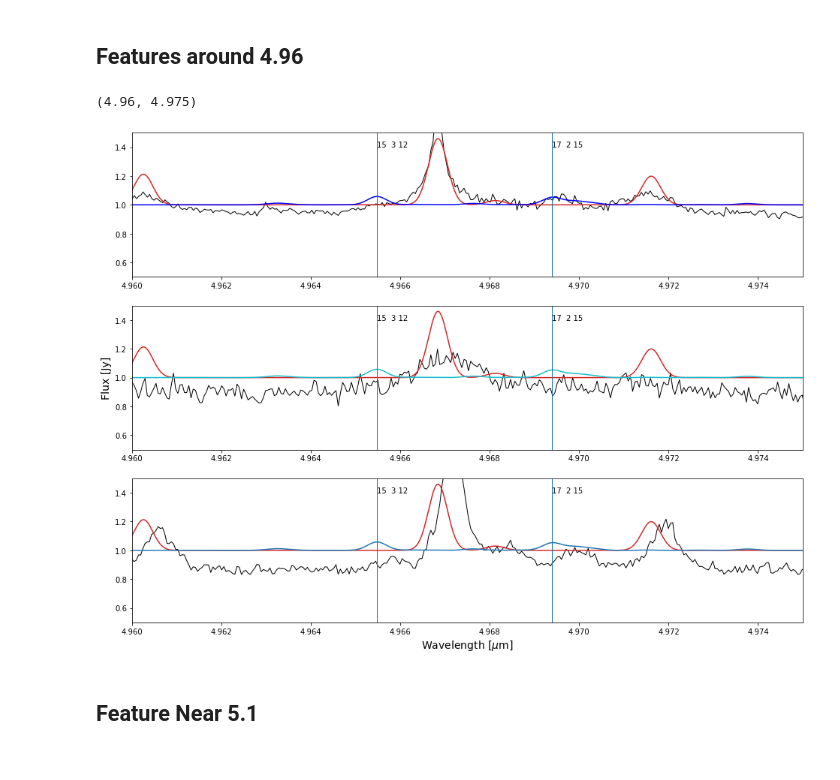
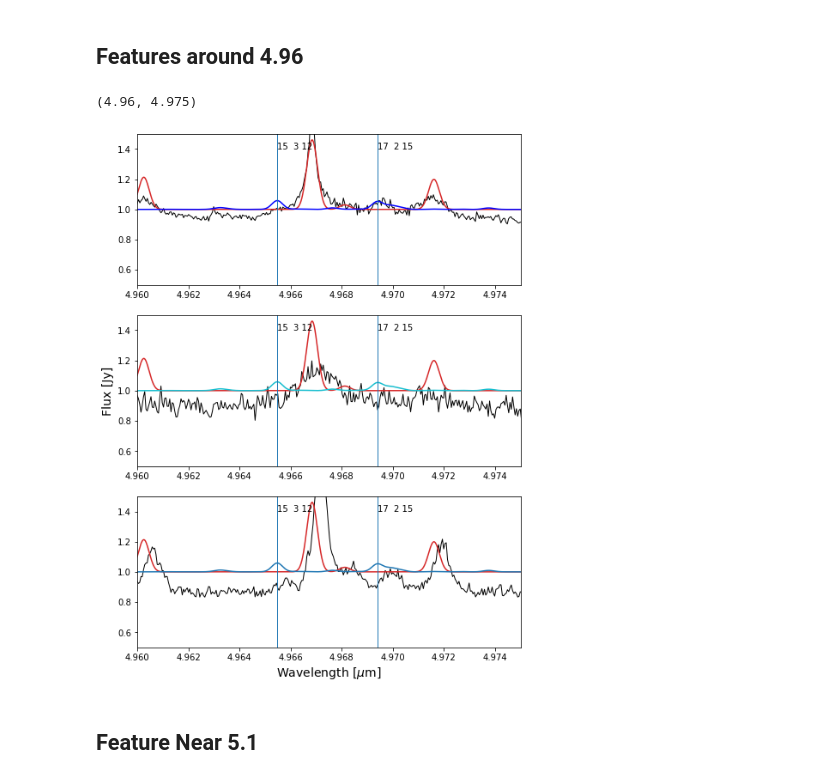
Before and after one commit to Bela-Arwen/Senior_Thesis, a Jupyter notebook: * Feature Comparison Tool *.ipynb, the cells around one changed output. Cells and saved outputs as stored; diff of their text form; code cells hidden in the pictures.

Commit message:
creating new plotting routine notebook

```diff
--- a/* Feature Comparison Tool *.ipynb
+++ b/* Feature Comparison Tool *.ipynb
@@ -120,7 +120,7 @@ doppler_shift_1 = 0
 doppler_shift_2 = 0
 # %%
 ###Plotting Routine###
-fig, axs = plt.subplots(3, sharex=True, sharey=True, figsize = (16,12))
+fig, axs = plt.subplots(3, sharex=True, sharey=True, figsize = (8,11))
 
 #pulling the data:
 infile_0  = '/Users/belaarwen/Desktop/Vassar/Astronomy/Thesis/reducs22/'+source_0+'_orders.fits'
@@ -140,34 +140,34 @@ flux_2    = hdulist_2[1].data['flux']
 axs[0].plot(wave_0+doppler_shift_0, flux_0, linewidth=1, color='k')
 axs[1].plot(wave_1+doppler_shift_1, flux_1, linewidth=1, color='k')
 axs[2].plot(wave_2+doppler_shift_2, flux_2, linewidth=1, color='k')
 
 #plotting the models, CO and water:
 axs[0].plot(CO_model['spectrum']['wave']+doppler_shift_0, CO_model['spectrum']['convolflux']+1, label='Convolved CO Model Spectrum', color='C3')
 axs[1].plot(CO_model['spectrum']['wave']+doppler_shift_1, CO_model['spectrum']['convolflux']+1, label='Convolved CO Model Spectrum', color='C3')
 axs[2].plot(CO_model['spectrum']['wave']+doppler_shift_2, CO_model['spectrum']['convolflux']+1, label='Convolved CO Model Spectrum', color='C3')
 axs[0].plot(water_model['spectrum']['wave']+doppler_shift_0, water_model['spectrum']['convolflux']+1, label='Convolved H20 Model Spectrum', color='b')
 axs[1].plot(water_model['spectrum']['wave']+doppler_shift_1, water_model['spectrum']['convolflux']+1, label='Convolved H20 Model Spectrum', color='C9')
 axs[2].plot(water_model['spectrum']['wave']+doppler_shift_2, water_model['spectrum']['convolflux']+1, label='Convolved H20 Model Spectrum', color='C0')
 
 #adding lines for quantum numbers:
 for i,lam in enumerate(water_model['lineparams']['wave']):
     if((lam>lower_limit) & (lam<upper_limit) & (water_model['lineparams']['eup_k'][i]>4000) & (water_model['lineparams']['tau_peak'][i]>0.15)):
         axs[0].axvline(lam, linewidth=1, color='tab:blue')
         axs[1].axvline(lam, linewidth=1, color='tab:blue')
         axs[2].axvline(lam, linewidth=1, color='tab:blue')
         axs[0].text(water_model['lineparams']['wave'][i],1.4,water_model['lineparams']['Qpp_HITRAN'][i].strip())
         axs[1].text(water_model['lineparams']['wave'][i],1.4,water_model['lineparams']['Qpp_HITRAN'][i].strip())
         axs[2].text(water_model['lineparams']['wave'][i],1.4,water_model['lineparams']['Qpp_HITRAN'][i].strip())
 
 axs[2].set_xlabel('Wavelength [$\mu$m]', fontsize=14)
 axs[1].set_ylabel('Flux [Jy]', fontsize=14)
 axs[0].tick_params(axis ='both', labelbottom='True')
 axs[1].tick_params(axis ='both', labelbottom='True')
 axs[0].set_ylim(0.5, 1.5)
 axs[2].set_xlim(lower_limit, upper_limit)
 # %% [output]
 (4.96, 4.975)
-[figure, old version]
+[figure, new version]
 # %% [markdown]
 ## Feature Near 5.1
 # %%
```
Also changed, not shown: parts of 1 cell of this notebook, 2 other files.
